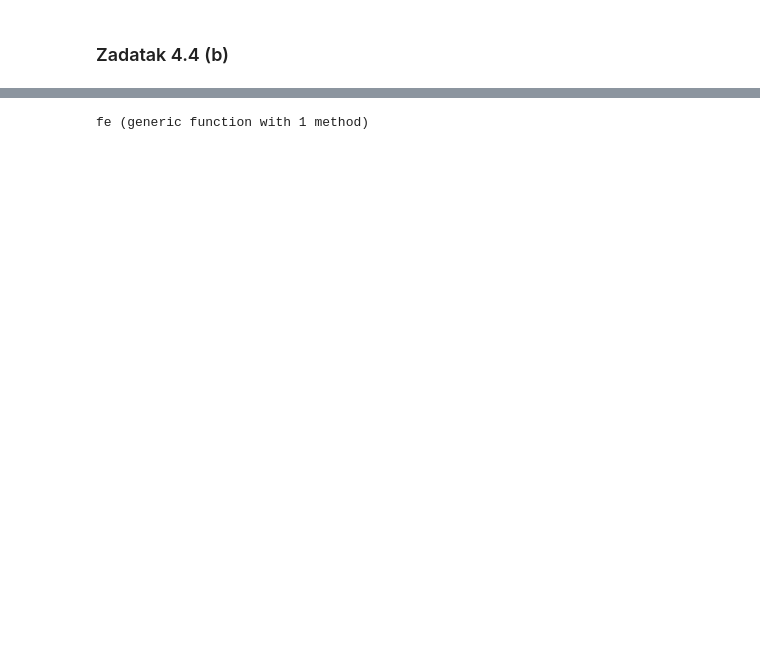
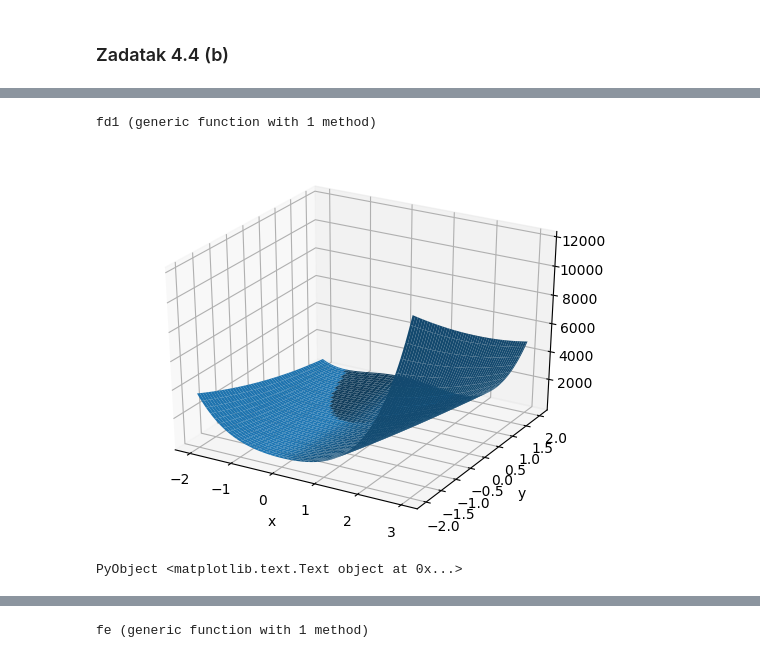
Before and after one commit to ivanslapnicar/Numericka_analiza, a Jupyter notebook: src/NA19_Sustavi_nelinearnih_jednadzbi.ipynb, the cells around one changed output, grey strips where cells are left out. Drawn from its saved outputs; the diff is of its cells as text; code cells hidden in the pictures; blank space fills up the shorter version.

```diff
--- a/src/NA19_Sustavi_nelinearnih_jednadzbi.ipynb
+++ b/src/NA19_Sustavi_nelinearnih_jednadzbi.ipynb
@@ -169,0 +198,16 @@ myNewton(fc,J,[-1.0,1,-10],1e-10),myNewton(fc,J,[0.5,-1.5,0],1e-10)
+# %%
+# Zadatak 4.4 (d) (Rosenbrock parabolic valley)
+x=Vector{Float64}
+fd1(x)=100(x[2]-x[1]^2)^2+(1-x[1])^2
+# %% [output]
+fd1 (generic function with 1 method)
+# %%
+# Nacrtajmo funkciju.
+# Uzet cemo X i Y iz zadatka 4.4 (a)
+Z=[fd1([gridX[i,j],gridY[i,j]]) for i=1:gridsize, j=1:gridsize]
+surf(gridX,gridY,Z)
+xlabel("x")
+ylabel("y")
+# %% [output]
+[figure, added]
+PyObject <matplotlib.text.Text object at 0x...>
```
Also changed, not shown: parts of 31 cells of this notebook.
